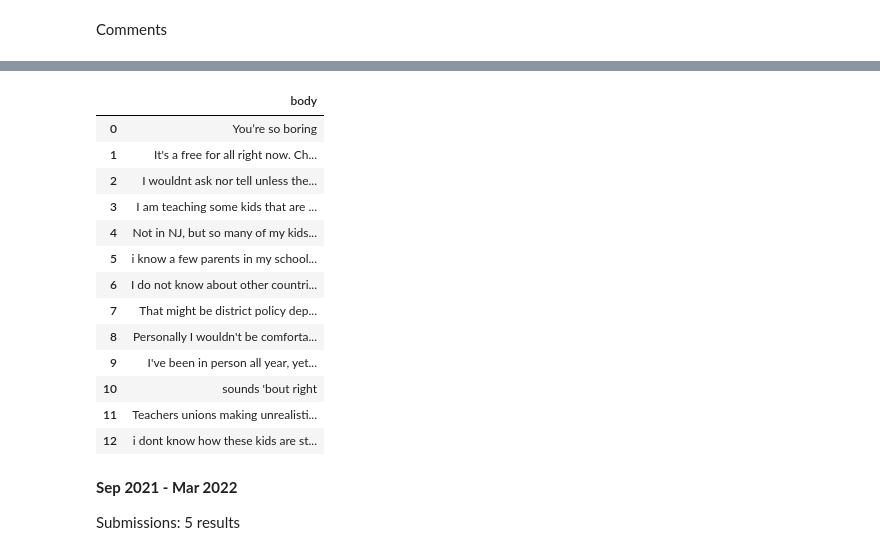
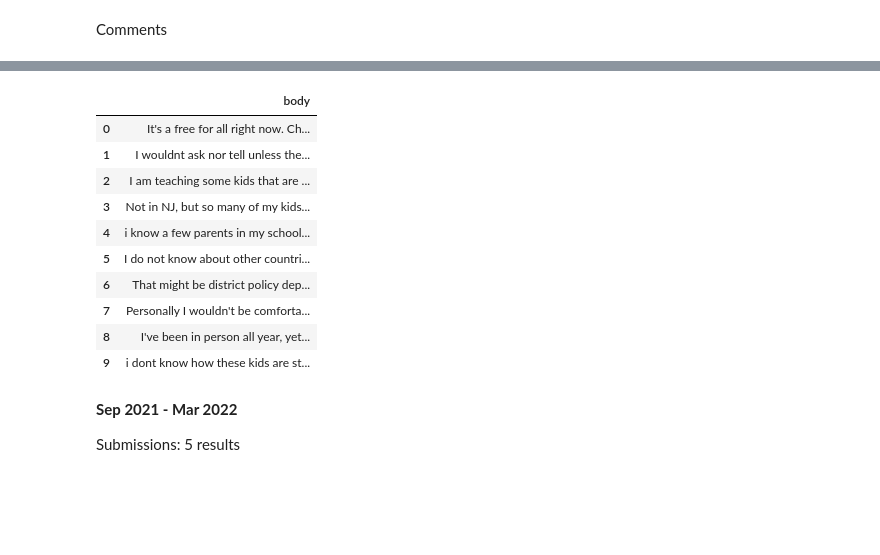
Before and after one commit to ljg-123/iti221project, a Jupyter notebook: iti221project(3).ipynb, the cells around one changed output, grey strips where cells are left out. Saved outputs shown, nothing was run; the diff lists cells and outputs as text; code cells hidden in the pictures; blank space fills up the shorter version.

```diff
--- a/iti221project(3).ipynb
+++ b/iti221project(3).ipynb
@@ -113,20 +174,21 @@ KeyError: 13
-# %%
-comm21df
-# %% [output]
-|  | body |
-| 0 | You’re so boring |
-| 1 | It's a free for all right now. Ch... |
-| 2 | I wouldnt ask nor tell unless the... |
-| 3 | I am teaching some kids that are ... |
-| 4 | Not in NJ, but so many of my kids... |
-| 5 | i know a few parents in my school... |
-| 6 | I do not know about other countri... |
-| 7 | That might be district policy dep... |
-| 8 | Personally I wouldn't be comforta... |
-| 9 | I've been in person all year, yet... |
-| 10 | sounds 'bout right |
-| 11 | Teachers unions making unrealisti... |
-| 12 | i dont know how these kids are st... |
+# %%
+for i in comm21df.index:
+    if len(comm21df.loc[i, "body"]) < 25:
+        comm21df.drop(comm21df.index[i-1], inplace =True)
+comm21df.reset_index(drop = True, inplace = True)
+comm21df
+# %% [output]
+|  | body |
+| 0 | It's a free for all right now. Ch... |
+| 1 | I wouldnt ask nor tell unless the... |
+| 2 | I am teaching some kids that are ... |
+| 3 | Not in NJ, but so many of my kids... |
+| 4 | i know a few parents in my school... |
+| 5 | I do not know about other countri... |
+| 6 | That might be district policy dep... |
+| 7 | Personally I wouldn't be comforta... |
+| 8 | I've been in person all year, yet... |
+| 9 | i dont know how these kids are st... |
 # %% [markdown]
 **Sep 2021 - Mar 2022**
 
```
Also changed, not shown: parts of 15 cells of this notebook.
